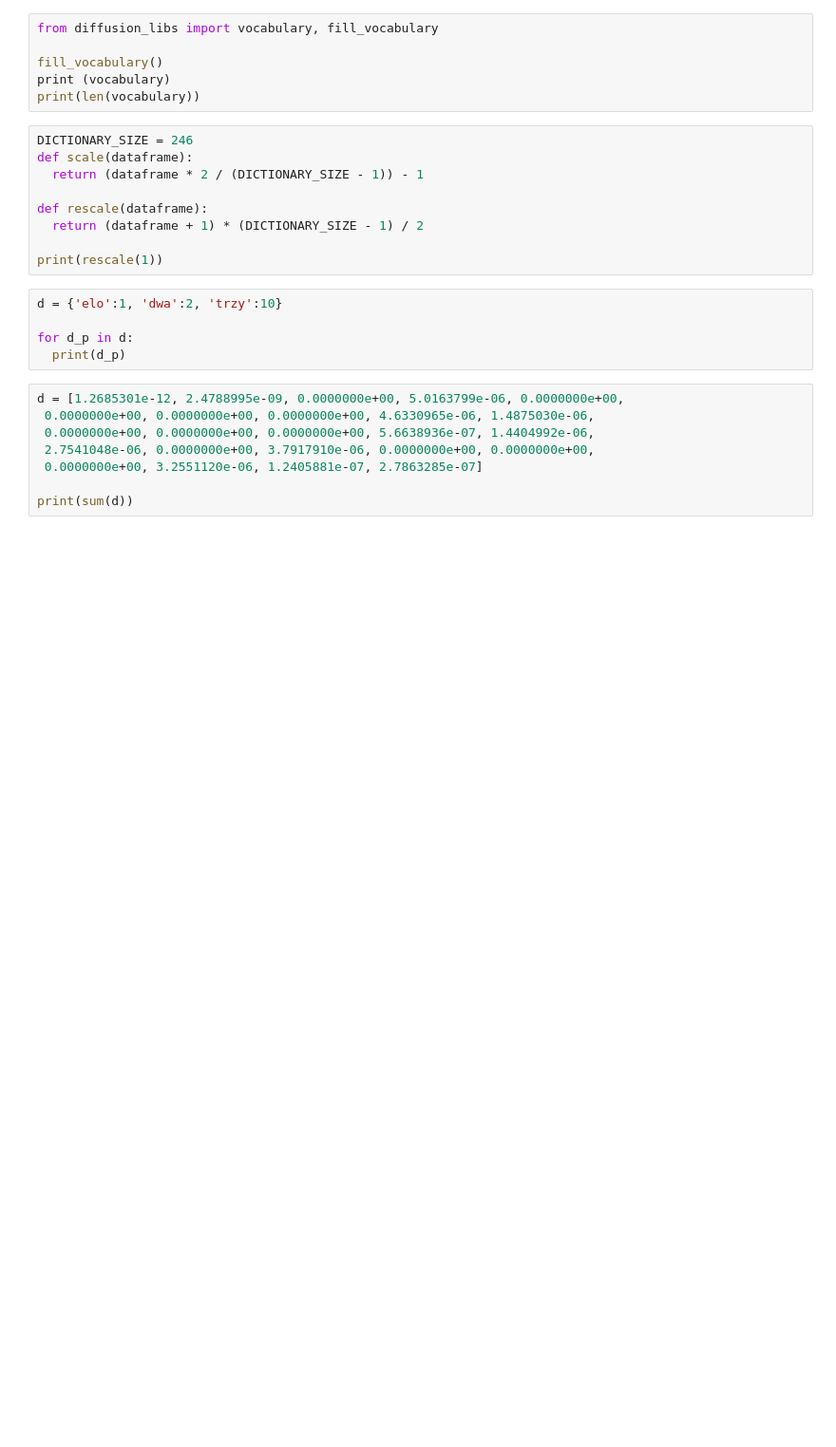
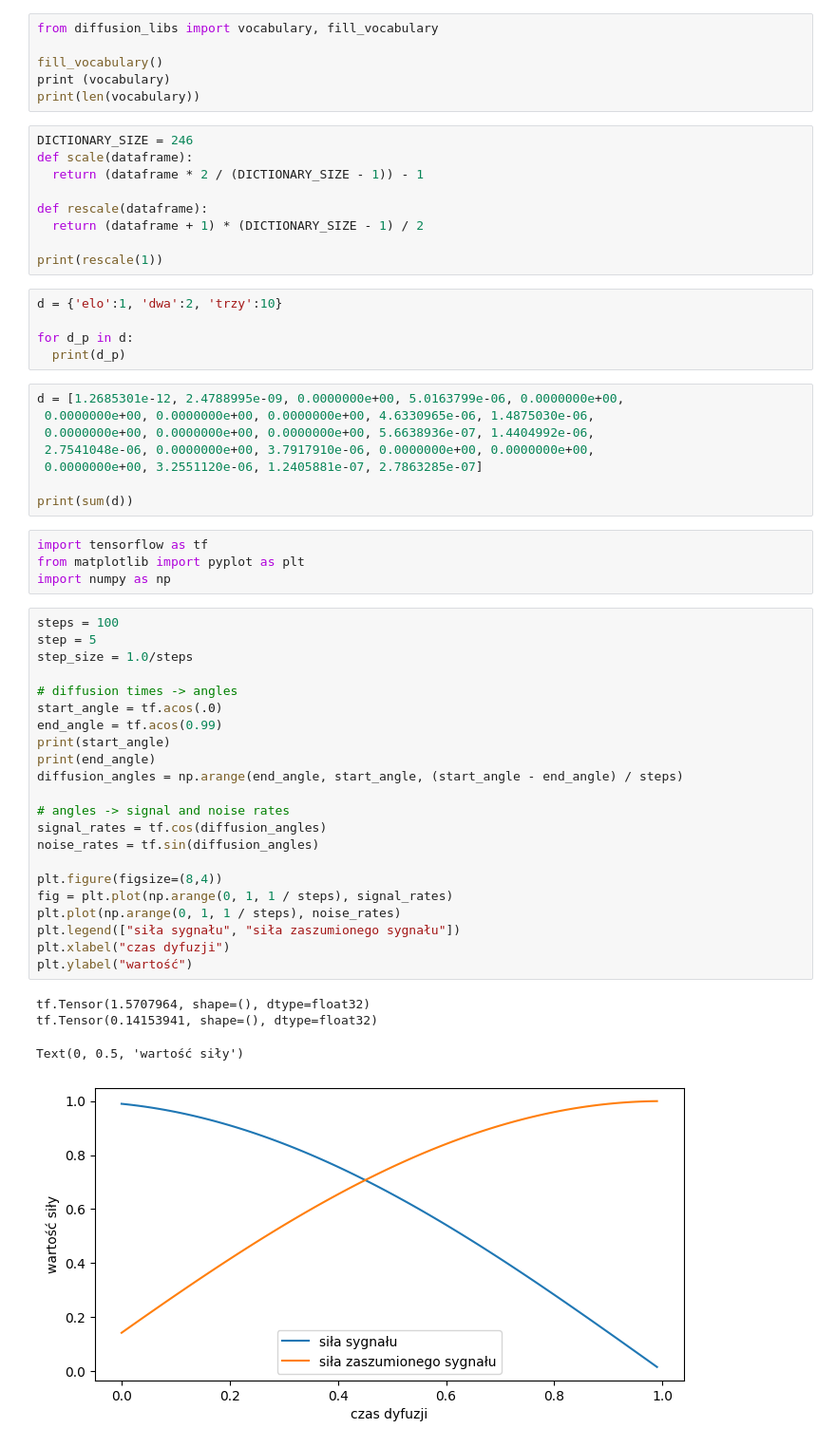
Before and after one commit to Hergoln/master_thesis, a Jupyter notebook: dictionary_control_test.ipynb, the cells around one changed output. Shown at 95% size. Drawn from its saved outputs; the diff is of its cells as text; blank space fills up the shorter version.

Commit message:
not long after I send text to promotor

```diff
--- a/dictionary_control_test.ipynb
+++ b/dictionary_control_test.ipynb
@@ -26,3 +73,34 @@ d = [1.2685301e-12, 2.4788995e-09, 0.0000000e+00, 5.0163799e-06, 0.0000000e+00,
  0.0000000e+00, 3.2551120e-06, 1.2405881e-07, 2.7863285e-07]
 
 print(sum(d))
+# %%
+import tensorflow as tf
+from matplotlib import pyplot as plt
+import numpy as np
+# %%
+steps = 100
+step = 5
+step_size = 1.0/steps
+
+# diffusion times -> angles
+start_angle = tf.acos(.0)
+end_angle = tf.acos(0.99)
+print(start_angle)
+print(end_angle)
+diffusion_angles = np.arange(end_angle, start_angle, (start_angle - end_angle) / steps)
+
+# angles -> signal and noise rates
+signal_rates = tf.cos(diffusion_angles)
+noise_rates = tf.sin(diffusion_angles)
+
+plt.figure(figsize=(8,4))
+fig = plt.plot(np.arange(0, 1, 1 / steps), signal_rates)
+plt.plot(np.arange(0, 1, 1 / steps), noise_rates)
+plt.legend(["siła sygnału", "siła zaszumionego sygnału"])
+plt.xlabel("czas dyfuzji")
+plt.ylabel("wartość")
+# %% [output]
+tf.Tensor(1.5707964, shape=(), dtype=float32)
+tf.Tensor(0.14153941, shape=(), dtype=float32)
+Text(0, 0.5, 'wartość siły')
+[figure, added]
```
Also changed, not shown: parts of 5 cells of this notebook, 10 other files.
